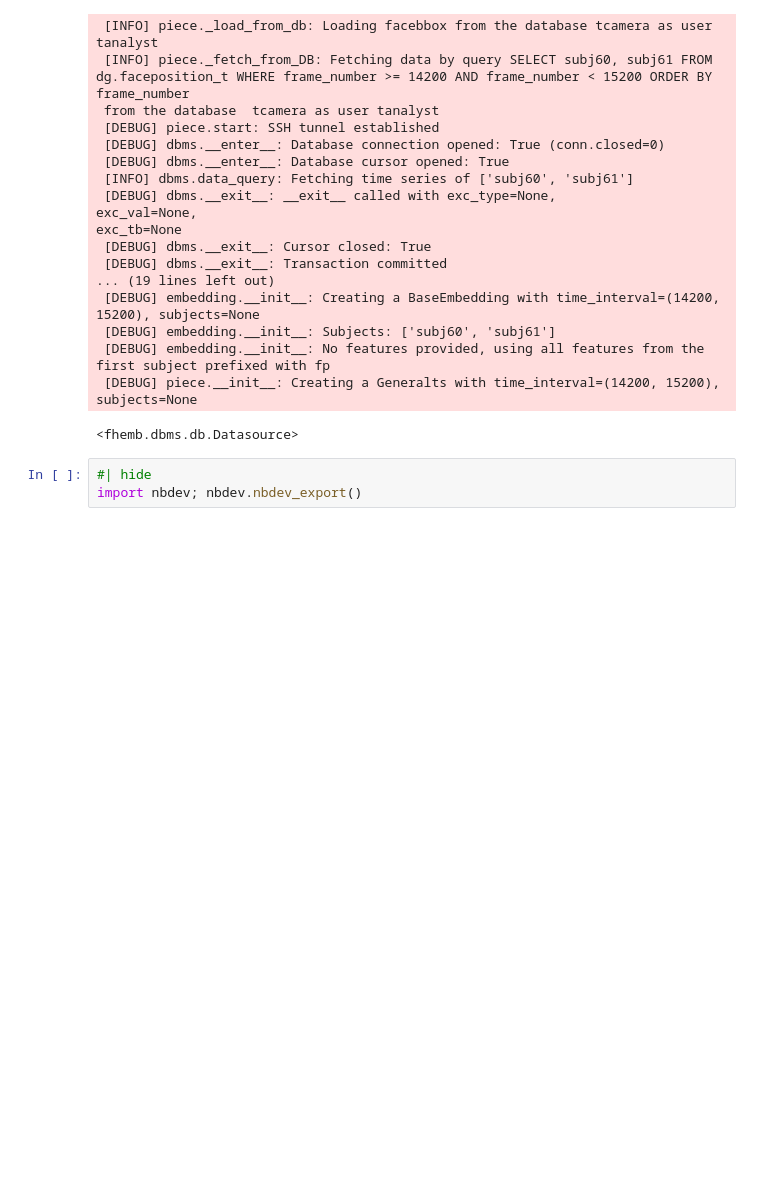
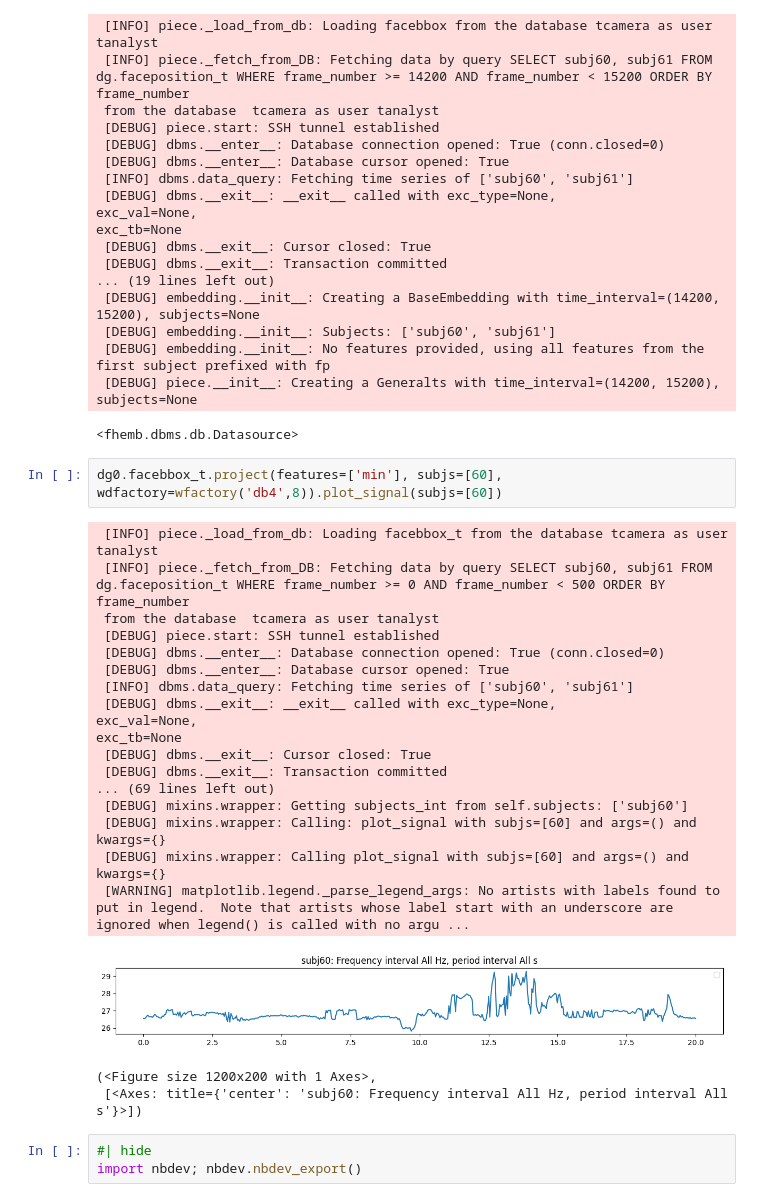
Before and after one commit to rdned/nbdev_fhemb, a Jupyter notebook: nbs/tfreq.ipynb, the cells around one changed output. Drawn from its saved outputs; the diff is of its cells as text; blank space fills up the shorter version.

Commit message:
add visual code into the notebook

```diff
--- a/nbs/tfreq.ipynb
+++ b/nbs/tfreq.ipynb
@@ -206,6 +209,29 @@ exc_tb=None
  [DEBUG] embedding.__init__: No features provided, using all features from the first subject prefixed with fp
  [DEBUG] piece.__init__: Creating a Generalts with time_interval=(14200, 15200), subjects=None
 <fhemb.dbms.db.Datasource>
+# %%
+dg0.facebbox_t.project(features=['min'], subjs=[60], wdfactory=wfactory('db4',8)).plot_signal(subjs=[60])
+# %% [output]
+ [INFO] piece._load_from_db: Loading facebbox_t from the database tcamera as user tanalyst
+ [INFO] piece._fetch_from_DB: Fetching data by query SELECT subj60, subj61 FROM dg.faceposition_t WHERE frame_number >= 0 AND frame_number < 500 ORDER BY frame_number
+ from the database  tcamera as user tanalyst
+ [DEBUG] piece.start: SSH tunnel established
+ [DEBUG] dbms.__enter__: Database connection opened: True (conn.closed=0)
+ [DEBUG] dbms.__enter__: Database cursor opened: True
+ [INFO] dbms.data_query: Fetching time series of ['subj60', 'subj61']
+ [DEBUG] dbms.__exit__: __exit__ called with exc_type=None,
+exc_val=None,
+exc_tb=None
+ [DEBUG] dbms.__exit__: Cursor closed: True
+ [DEBUG] dbms.__exit__: Transaction committed
+... (69 lines left out)
+ [DEBUG] mixins.wrapper: Getting subjects_int from self.subjects: ['subj60']
+ [DEBUG] mixins.wrapper: Calling: plot_signal with subjs=[60] and args=() and kwargs={}
+ [DEBUG] mixins.wrapper: Calling plot_signal with subjs=[60] and args=() and kwargs={}
+ [WARNING] matplotlib.legend._parse_legend_args: No artists with labels found to put in legend.  Note that artists whose label start with an underscore are ignored when legend() is called with no argu ...
+[figure, added]
+(<Figure size 1200x200 with 1 Axes>,
+ [<Axes: title={'center': 'subj60: Frequency interval All Hz, period interval All s'}>])
 # %%
 #| hide
 import nbdev; nbdev.nbdev_export()
```
Also changed, not shown: parts of 2 cells of this notebook.
